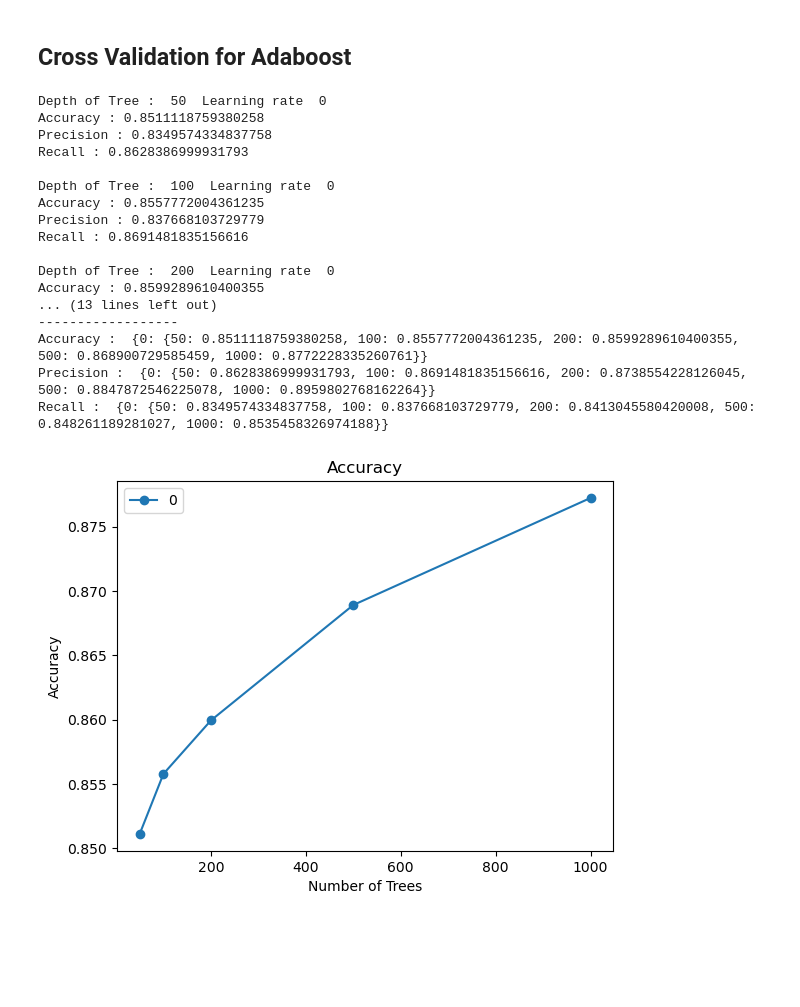
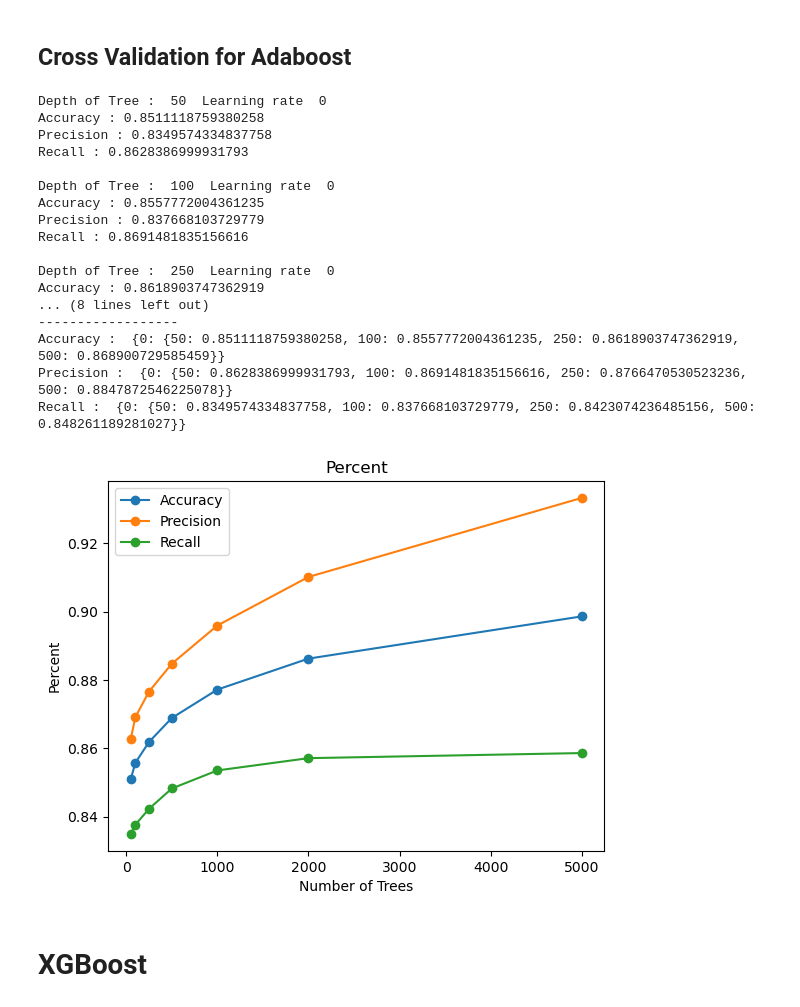
Before and after one commit to dr17549/Credit-Default-Prediction, a Jupyter notebook: Loan Default.ipynb, the cells around one changed output. Drawn from its saved outputs; the diff is of its cells as text; code cells hidden in the pictures; blank space fills up the shorter version.

```diff
--- a/Loan Default.ipynb
+++ b/Loan Default.ipynb
@@ -793,7 +793,7 @@ Adaboost f1 :  0.4248419004378141
 # CV in Trees
 # Set Hyperparameter (Lambda) values to cross validate here !!!!!
 learning_rates = [0]
-number_of_trees = [1000,2000,5000]
+number_of_trees = [50,100,250,500]
 
 cross_validate_result = create_dictionary(learning_rates,number_of_trees)
 cross_validate_recall = create_dictionary(learning_rates,number_of_trees)
@@ -842,21 +842,29 @@ Accuracy : 0.8557772004361235
 Precision : 0.837668103729779
 Recall : 0.8691481835156616
 
-Depth of Tree :  200  Learning rate  0
-Accuracy : 0.8599289610400355
-... (13 lines left out)
+Depth of Tree :  250  Learning rate  0
+Accuracy : 0.8618903747362919
+... (8 lines left out)
 ------------------
-Accuracy :  {0: {50: 0.8511118759380258, 100: 0.8557772004361235, 200: 0.8599289610400355, 500: 0.868900729585459, 1000: 0.8772228335260761}}
-Precision :  {0: {50: 0.8628386999931793, 100: 0.8691481835156616, 200: 0.8738554228126045, 500: 0.8847872546225078, 1000: 0.8959802768162264}}
-Recall :  {0: {50: 0.8349574334837758, 100: 0.837668103729779, 200: 0.8413045580420008, 500: 0.848261189281027, 1000: 0.8535458326974188}}
+Accuracy :  {0: {50: 0.8511118759380258, 100: 0.8557772004361235, 250: 0.8618903747362919, 500: 0.868900729585459}}
+Precision :  {0: {50: 0.8628386999931793, 100: 0.8691481835156616, 250: 0.8766470530523236, 500: 0.8847872546225078}}
+Recall :  {0: {50: 0.8349574334837758, 100: 0.837668103729779, 250: 0.8423074236485156, 500: 0.848261189281027}}
 # %%
 # # Plotting a line plot
 # print(cross_validate_precision)
-pd.DataFrame.from_dict(cross_validate_result[0], orient='index').plot(kind='line', marker='o')
+array = {'Accuracy' :  {50: 0.8511118759380258, 100: 0.8557772004361235, 250: 0.8618903747362919, 500: 0.868900729585459,
+                        1000: 0.8772228335260761, 2000: 0.8862874227040762, 5000: 0.89864990838533},
+        'Precision' :  {50: 0.8628386999931793, 100: 0.8691481835156616, 250: 0.8766470530523236, 500: 0.8847872546225078,
+                        1000: 0.8959802768162264, 2000: 0.9101978987498927, 5000: 0.9333374504582311} ,
+        'Recall' :  {50: 0.8349574334837758, 100: 0.837668103729779, 250: 0.8423074236485156, 500: 0.848261189281027,
+                     1000: 0.8535458326974188, 2000: 0.8571430416392749, 5000: 0.8586321989034067}}
+pd.DataFrame(array).plot(kind='line', marker='o')
 # Display the plot
-plt.title('Accuracy')
+plt.title('Percent')
 plt.xlabel('Number of Trees')
-plt.ylabel('Accuracy')
+plt.ylabel('Percent')
 plt.show()
 # %% [output]
-[figure, old version]
+[figure, new version]
+# %% [markdown]
+# XGBoost
```
Also changed, not shown: parts of 3 cells of this notebook, 1 other file.
